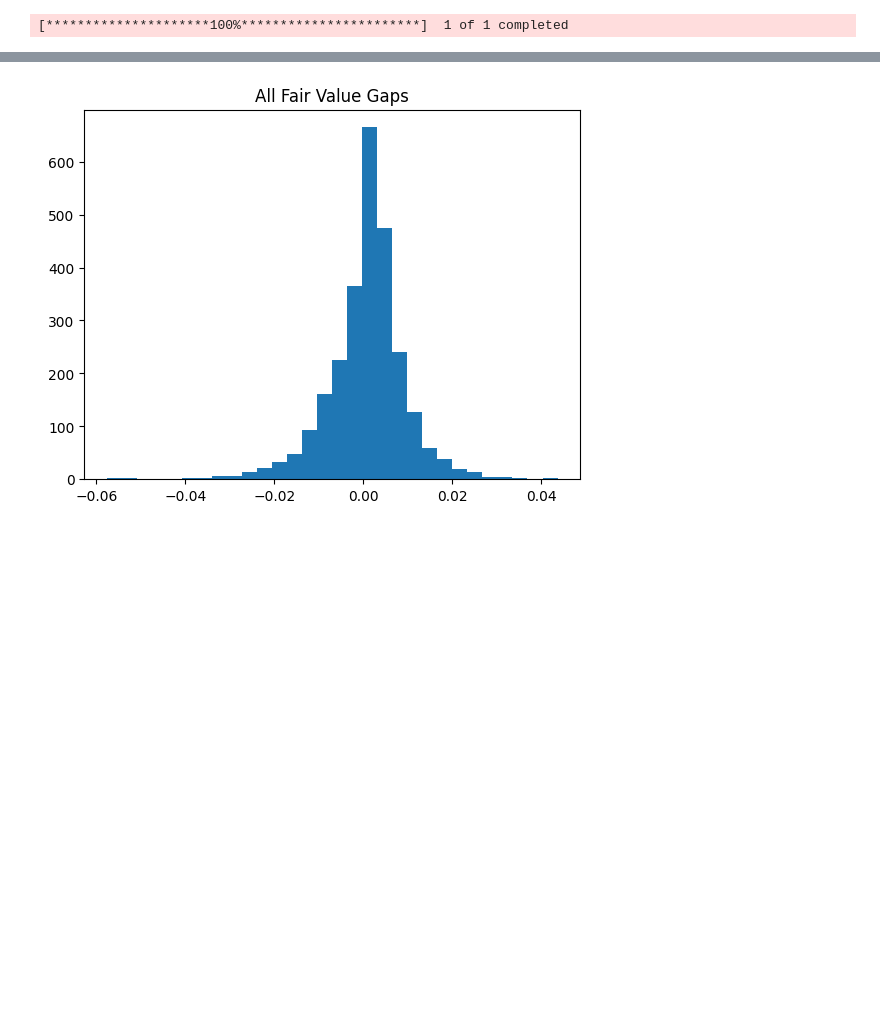
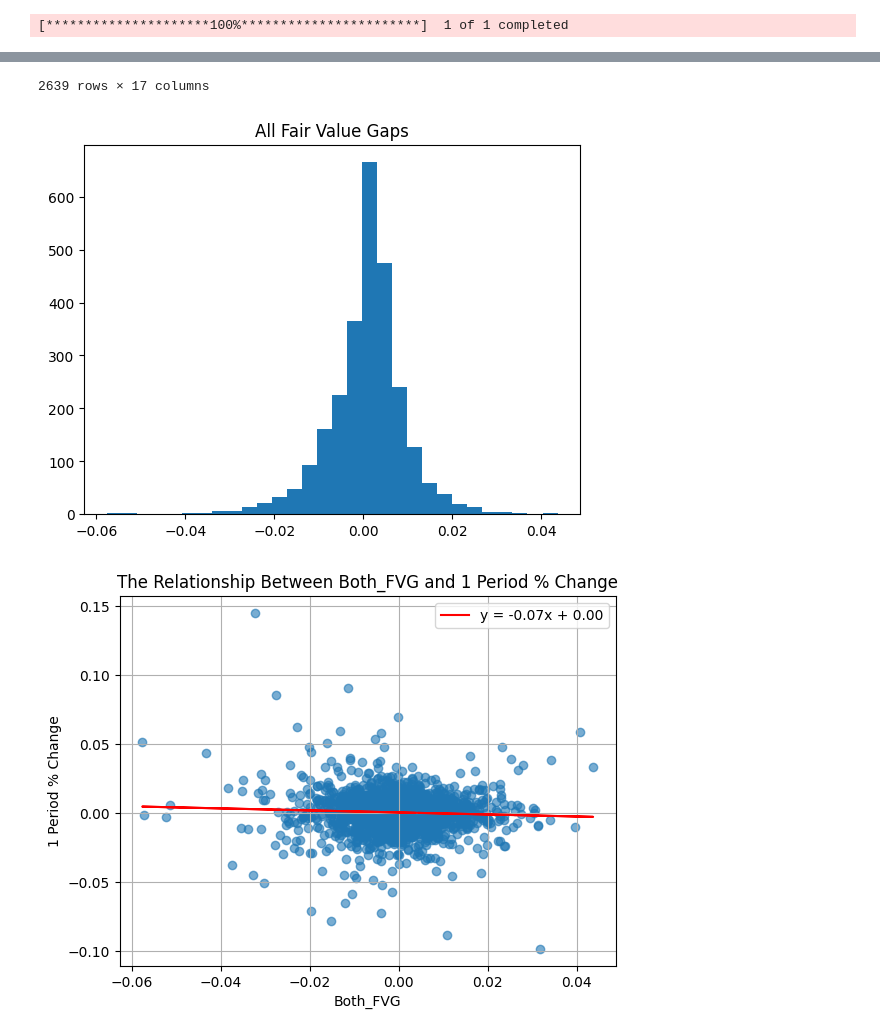
Before and after one commit to franciskamande-ai/MODELS, a Jupyter notebook: Reg_FVG.ipynb, the cells around one changed output, grey strips where cells are left out. Saved outputs shown, nothing was run; the diff lists cells and outputs as text; code cells hidden in the pictures; blank space fills up the shorter version.

```diff
--- a/Reg_FVG.ipynb
+++ b/Reg_FVG.ipynb
@@ -81,20 +81,10 @@ def generate_regression_output(df, features=f'{STRATEGY}', target=f'{SHIFT} Peri
 
     intercept = model.params['const']
     coefficient = model.params[features]
-    r2 = model.rsquared
-    p_value = model.pvalues[features]
-    n_obs = len(subset)
-
     y_pred = model.predict(X_with_const)
 
     # Console summary
     print(model.summary())
-    print(f"\n[Regression Summary]")
-    print(f"Observations: {n_obs}")
-    print(f"Coefficient: {coefficient:.6f}")
-    print(f"Intercept: {intercept:.6f}")
-    print(f"R²: {r2:.6f}")
-    print(f"P-Value: {p_value:.6f}")
 
     # Plot
     plt.figure()
@@ -178 +196,3 @@ TypeError: can only concatenate str (not "list") to str
+2639 rows × 17 columns
 [figure]
+[figure, added]
```
Also changed, not shown: parts of 1 cell of this notebook, 1 other file.
